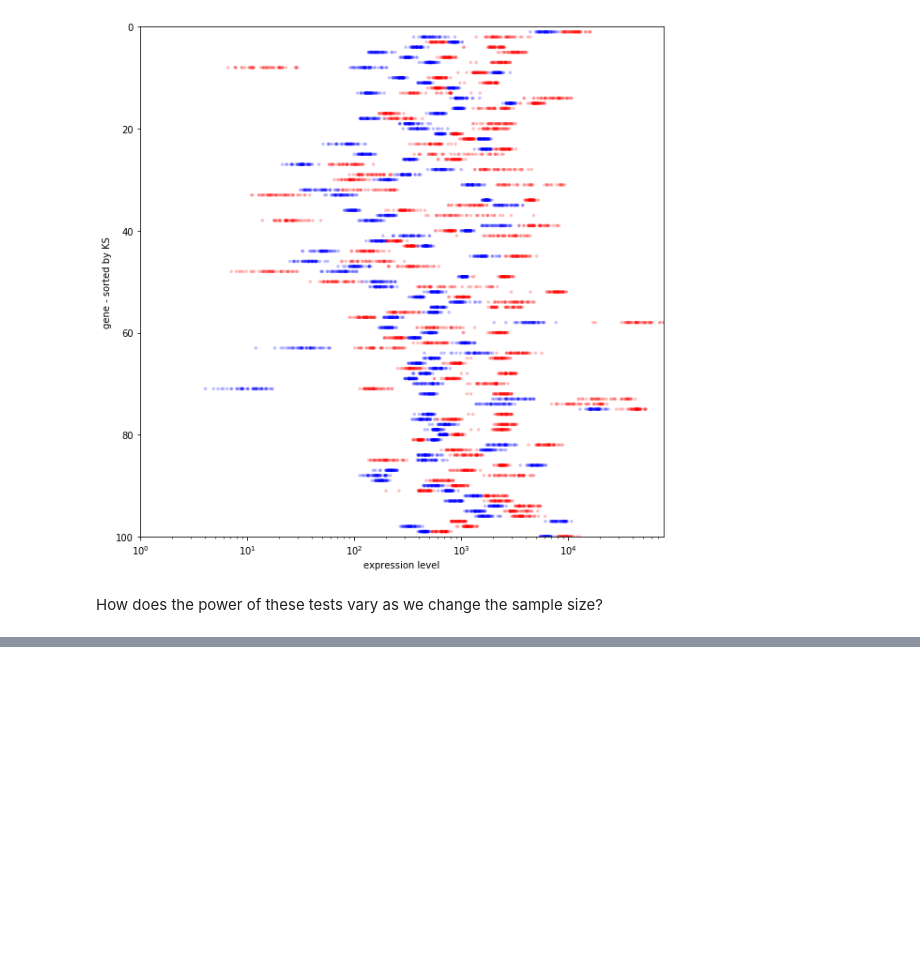
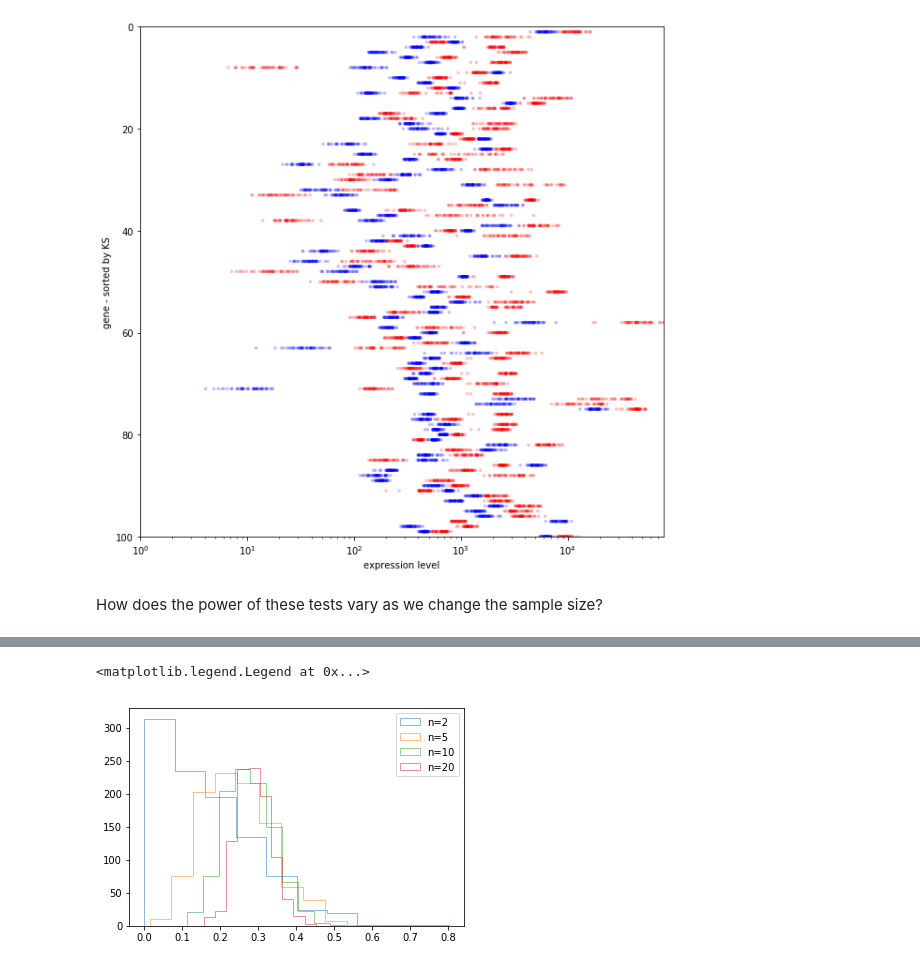
Before and after one commit to ucbmcb288/2019, a Jupyter notebook: MCB288_Notebook2_Barton.ipynb, the cells around one changed output, grey strips where cells are left out. Drawn from its saved outputs; the diff is of its cells as text; code cells hidden in the pictures; blank space fills up the shorter version.

```diff
--- a/MCB288_Notebook2_Barton.ipynb
+++ b/MCB288_Notebook2_Barton.ipynb
@@ -837,0 +855,8 @@ a = plt.xticks(range(1,len(sample_sizes)+1),sample_sizes)
+# %%
+for v in [2,5,10,20]:
+    plt.hist(vars[v],alpha=.5,label='n=%d' %v, histtype='step')
+
+plt.legend()
+# %% [output]
+<matplotlib.legend.Legend at 0x...>
+[figure, added]
```
Also changed, not shown: parts of 9 cells of this notebook, 1 other file.
